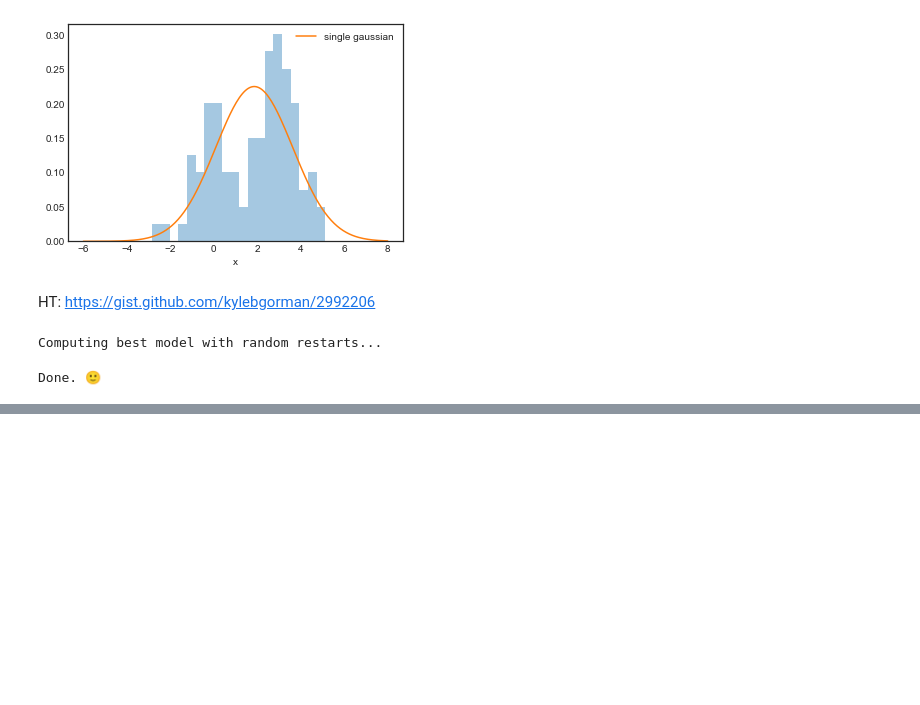
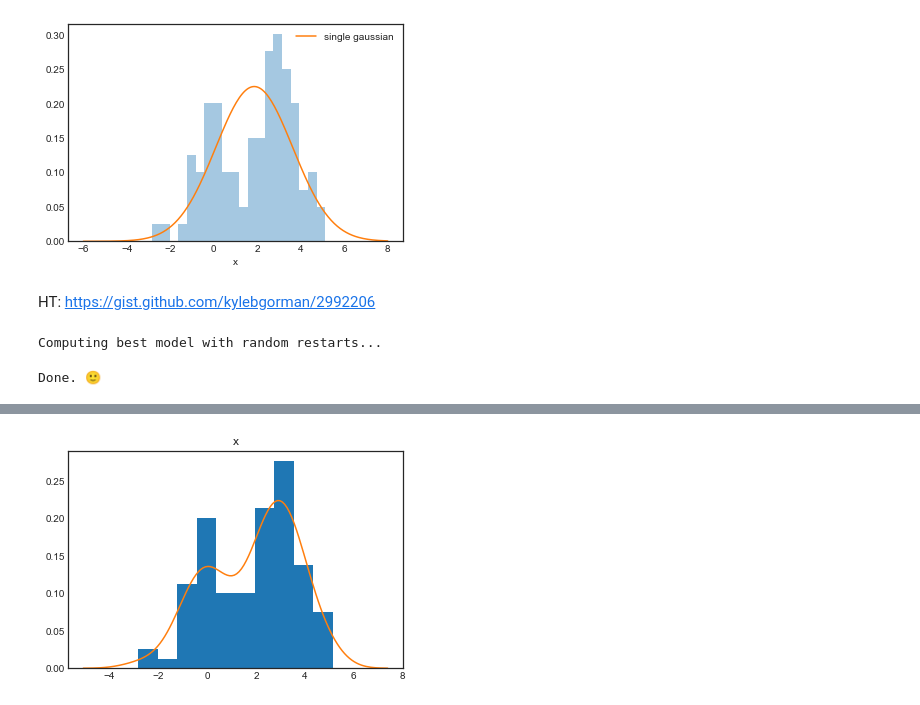
Before and after one commit to brianspiering/gaussian_mixture_models, a Jupyter notebook: intro_to_gmm_&_em.ipynb, the cells around one changed output, grey strips where cells are left out. Saved outputs shown, nothing was run; the diff lists cells and outputs as text; code cells hidden in the pictures; blank space fills up the shorter version.

```diff
--- a/lecture_gmm_em.ipynb
+++ b/intro_to_gmm_&_em.ipynb
@@ -717,0 +443,8 @@ be dead curious to know!
+# %%
+# Our data
+df.hist(grid=False,
+        normed=True);
+sns.kdeplot(data,
+           legend=False);
+# %% [output]
+[figure, added]
```
Also changed, not shown: parts of 50 cells of this notebook, 9 other files.
